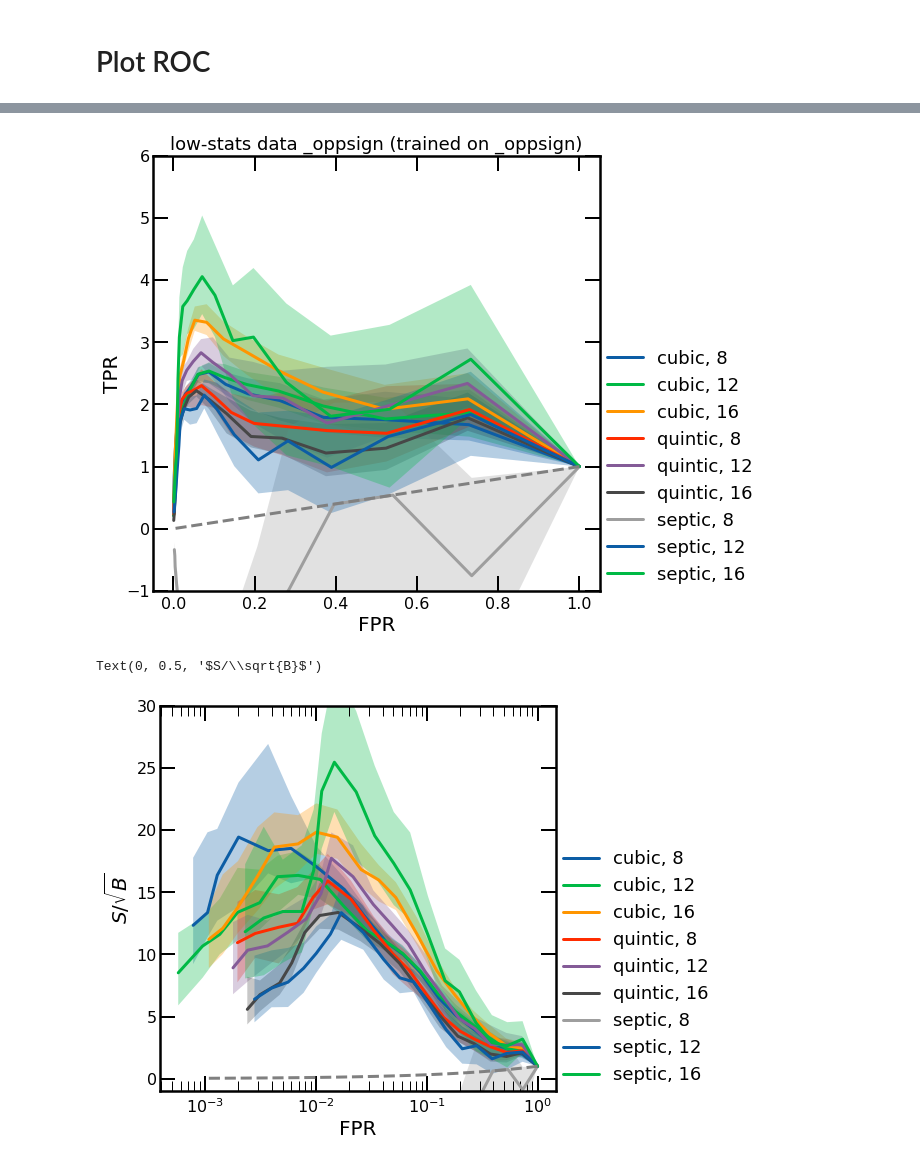
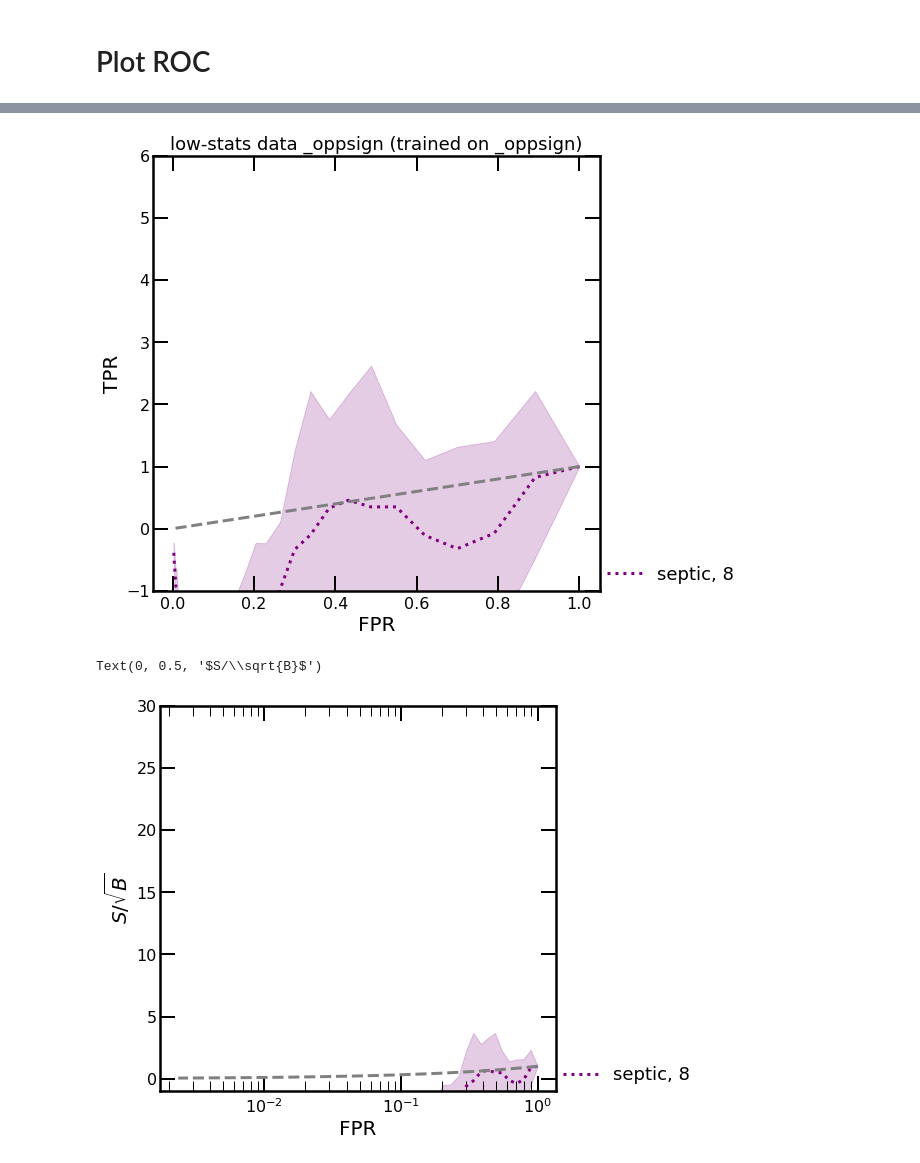
Before and after one commit to hep-lbdl/dimuonAD, a Jupyter notebook: 08a_plot_results_single_window_radha.ipynb, the cells around one changed output, grey strips where cells are left out. Cells and saved outputs as stored; diff of their text form; code cells hidden in the pictures.

```diff
--- a/08a_plot_results_single_window_radha.ipynb
+++ b/08a_plot_results_single_window_radha.ipynb
@@ -33,7 +33,7 @@ train_samesign = False
 working_dir = f"/global/cfs/cdirs/m3246/rmastand/dimuonAD/projects/logit_08_22/"
 
 # basically hard-coded for the PRL
-num_pseudoexperiments = 50
+num_pseudoexperiments = 100
 n_folds = 5
 particle_type = "upsilon_iso"
 particle_id = "upsilon"
@@ -50,9 +50,9 @@ all_SIC = {}
 all_FPR = {}
 all_ROC = {}
 # %%
-num_bins_SR = 16 # 16, 12, 8
+num_bins_SR = 8 # 16, 12, 8
 
-pseudo_e_to_plot = 0
+pseudo_e_to_plot = 0 # this plots the actual data (not a boostrapped version)
 fit_type = "septic" # "cubic", "quintic", septic
 if fit_type == "cubic": fit_function = bkg_fit_cubic
 if fit_type == "quintic": fit_function = bkg_fit_quintic
@@ -278,11 +271,9 @@ B expected: 46.18561266245524. B error: 3.4015030654907785
 # %%
-"""
-CALCULATE THE ROC CURVES
-"""
+
 
 # determine fpr thresholds as before
 # yes this is repeated code
-fpr_thresholds_finegrained = np.logspace(0, -3, 20)
+fpr_thresholds_finegrained = np.logspace(0, -3, 50)
 #fpr_thresholds = np.linspace(1, 0 , 50)
 
 plot_bins_all, plot_bins_SR, plot_bins_left, plot_bins_right, plot_centers_all, plot_centers_SR, plot_centers_SB = get_bins(SR_left, SR_right, SB_left, SB_right, num_bins_SR = num_bins_SR)
@@ -378,10 +369,12 @@ On pseudo experiment 50...
 # %%
+colors_dict = {"cubic": "red", "quintic":"blue", "septic":"purple"}
+styles_dict = {16:"solid", 12:"dashed", 8:"dotted"}
 
 plt.figure()
 
 for ff, nn in all_TPR.keys():
-    plt.plot(all_FPR[(ff,nn)][0], all_TPR[(ff,nn)][0], label=f"{ff}, {nn}")
-    plt.fill_between(all_FPR[(ff,nn)][0], all_TPR[(ff,nn)][1], all_TPR[(ff,nn)][2], alpha = 0.3 )
+    plt.plot(all_FPR[(ff,nn)][0], all_TPR[(ff,nn)][0], label=f"{ff}, {nn}", color = colors_dict[ff], linestyle=styles_dict[nn])
+    plt.fill_between(all_FPR[(ff,nn)][0], all_TPR[(ff,nn)][1], all_TPR[(ff,nn)][2], alpha = 0.2, color = colors_dict[ff] )
 
 plt.plot(all_FPR[(ff,nn)][0], all_FPR[(ff,nn)][0], linestyle = "dashed", color = "grey")
 plt.xlabel("FPR")
@@ -391,20 +384,20 @@ plt.ylabel("TPR")
 plt.title(f"low-stats data _oppsign (trained on {train_data_id_title})")
 plt.show()
 # %% [output]
-[figure, old version]
+[figure, new version]
 # %%
 
 fig, ax = newplot("full", use_tex = latex_flag)
 for ff, nn in all_TPR.keys():
 
-    ax.plot(all_FPR[(ff,nn)][0], all_SIC[(ff,nn)][0], label=f"{ff}, {nn}")
-    ax.fill_between(all_FPR[(ff,nn)][0], all_SIC[(ff,nn)][1], all_SIC[(ff,nn)][2], alpha = 0.3)
+    ax.plot(all_FPR[(ff,nn)][0], all_SIC[(ff,nn)][0], label=f"{ff}, {nn}", color = colors_dict[ff], linestyle=styles_dict[nn])
+    ax.fill_between(all_FPR[(ff,nn)][0], all_SIC[(ff,nn)][1], all_SIC[(ff,nn)][2], alpha = 0.2, color = colors_dict[ff] )
 ax.plot(all_FPR[(ff,nn)][0], all_FPR[(ff,nn)][0]/np.sqrt(all_FPR[(ff,nn)][0]), linestyle = "dashed", color = "grey")
 plt.legend(loc=(1,0))
 ax.set_xscale("log")
 ax.set_xlabel("FPR")
 ax.set_ylim(-1,30)
 ax.set_ylabel("$S/\sqrt{B}$")
 # %% [output]
 Text(0, 0.5, '$S/\\sqrt{B}$')
-[figure, old version]
+[figure, new version]
```
Also changed, not shown: parts of 10 cells of this notebook.
